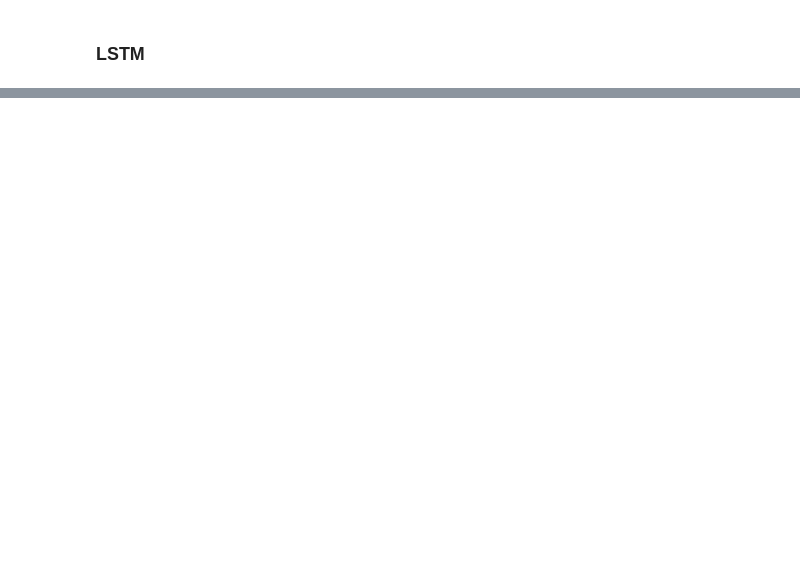
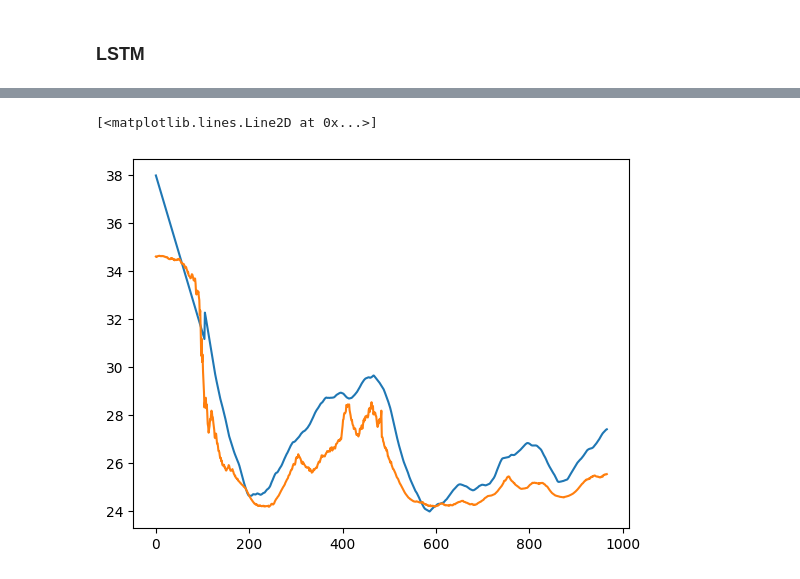
Before and after one commit to tcc-previsao-energia/ml-models, a Jupyter notebook: tcc/tendencia-lucas.ipynb, the cells around one changed output, grey strips where cells are left out. Cells and saved outputs as stored; diff of their text form; code cells hidden in the pictures; blank space fills up the shorter version.

```diff
--- a/tcc/tendencia-lucas.ipynb
+++ b/tcc/tendencia-lucas.ipynb
@@ -86,0 +145,2 @@ X_test, y_test = dados_teste.drop(columns='tomorrow'), dados_teste['tomorrow']
+# %%
+X, y, X_train, X_test, y_train, y_test = split_X_y(dados)
@@ -177,0 +331,5 @@ Invalid input shape for input Tensor("data:0", shape=(None,), dtype=float32). Ex
+# %%
+y_pred2 = modelo_lstm.predict(X_train)
+plt.plot(y_train)
+plt.plot(y_pred2)
+# %% [output]
@@ -177,0 +337,2 @@ Invalid input shape for input Tensor("data:0", shape=(None,), dtype=float32). Ex
+[<matplotlib.lines.Line2D at 0x...>]
+[figure, added]
```
Also changed, not shown: parts of 37 cells of this notebook, 1 other file.
